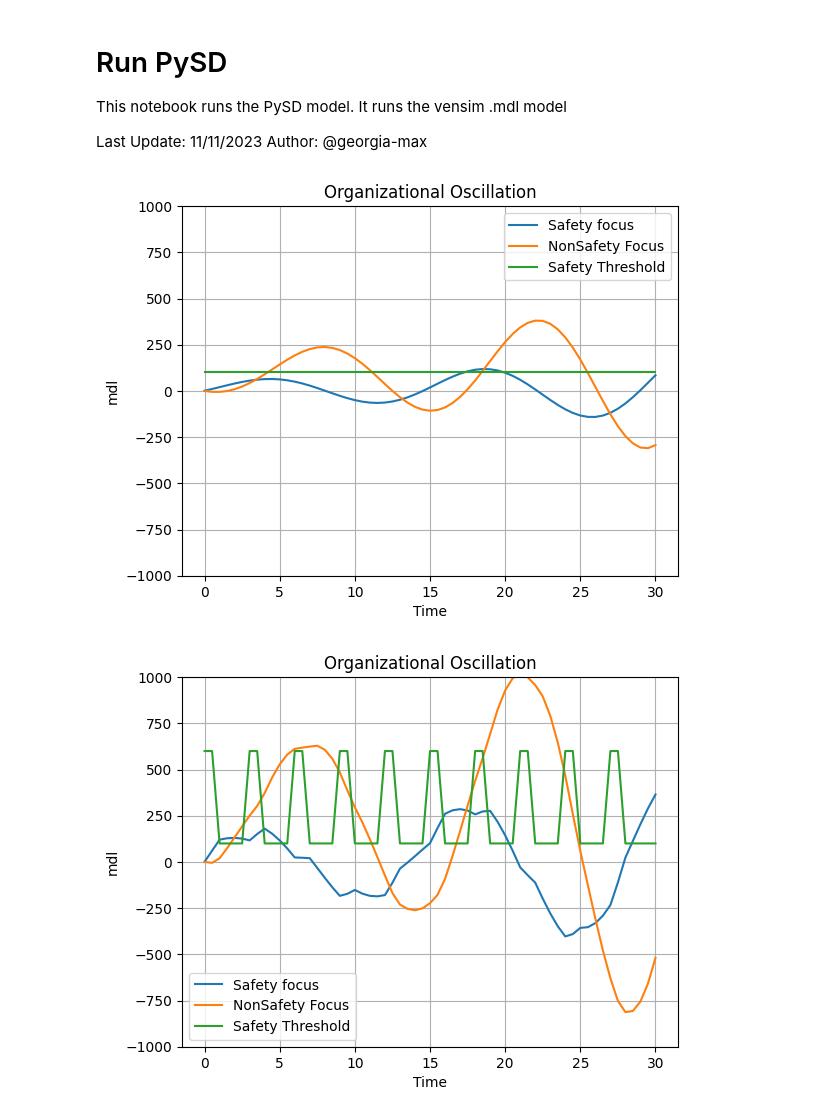
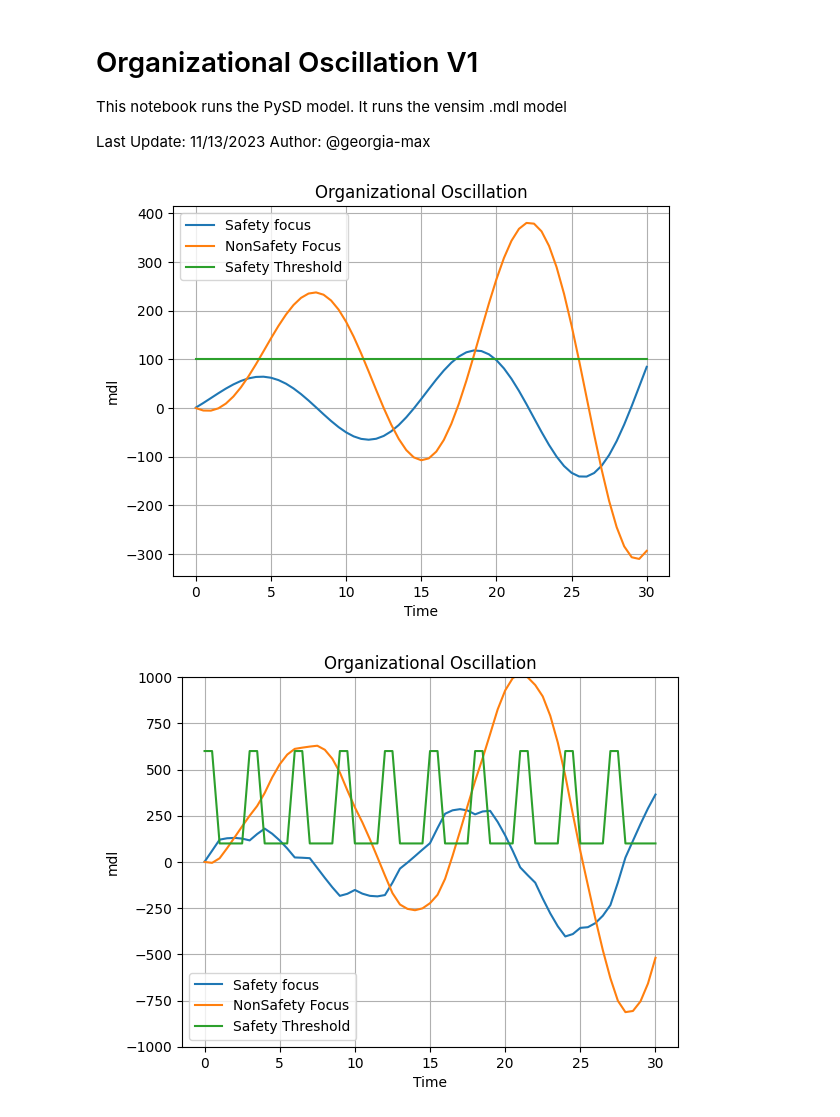
Before and after one commit to georgia-max/OrganizationOscillation, a Jupyter notebook: src/Organizational_Oscillation_v1.ipynb, the cells around one changed output. Saved outputs shown, nothing was run; the diff lists cells and outputs as text; code cells hidden in the pictures.

```diff
--- a/src/Run_SD_model.ipynb
+++ b/src/Organizational_Oscillation_v1.ipynb
@@ -1,9 +1,9 @@
 # %% [markdown]
-# Run PySD
+# Organizational Oscillation V1
 
 This notebook runs the PySD model. It runs the vensim .mdl model
 
-Last Update: 11/11/2023
+Last Update: 11/13/2023
 Author: @georgia-max
 # %%
 import pysd
@@ -11,25 +11,26 @@ import pandas as pd
 import netCDF4
 import matplotlib.pyplot as plt
 # %%
-model = pysd.read_vensim("../Vensimmodel/Organizational_oscillation.mdl")
+# model = pysd.read_vensim("../Vensimmodel/Organizational_oscillation.mdl")
+model = pysd.load('../Vensimmodel/Organizational_oscillation.py')
 # %%
 condition = {'Pulse start time': 0, 'Pulse end time': 10, 'Pulse Quantity': 0.1, 'Pulse duration': 0}
 
 m1 = model.run(params= condition)
 
 m1['Safety focus'].plot()
 m1['NonSafety Focus'].plot()
 m1['Safety Threshold'].plot()
 
 plt.title("Organizational Oscillation")
-plt.ylim(-1000, 1000)
+# plt.ylim(-1000, 1000)
 
 plt.ylabel("mdl")
 plt.xlabel("Time")
 plt.legend()
 plt.grid()
 # %% [output]
-[figure, old version]
+[figure, new version]
 # %%
 # model.doc
 condition = {'Pulse start time': 0, 'Pulse end time': 30, 'Pulse Quantity': 5, 'Pulse duration': 1, 'Pulse Time': 5}
```
Also changed, not shown: 21 other files.
